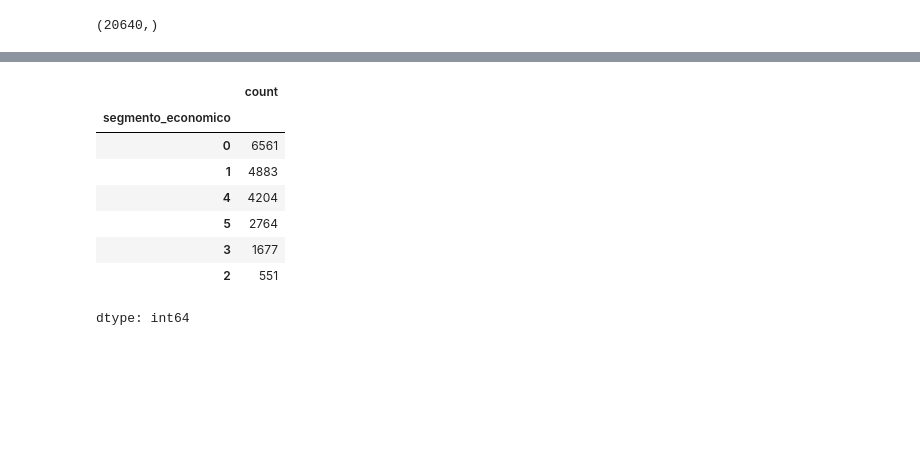
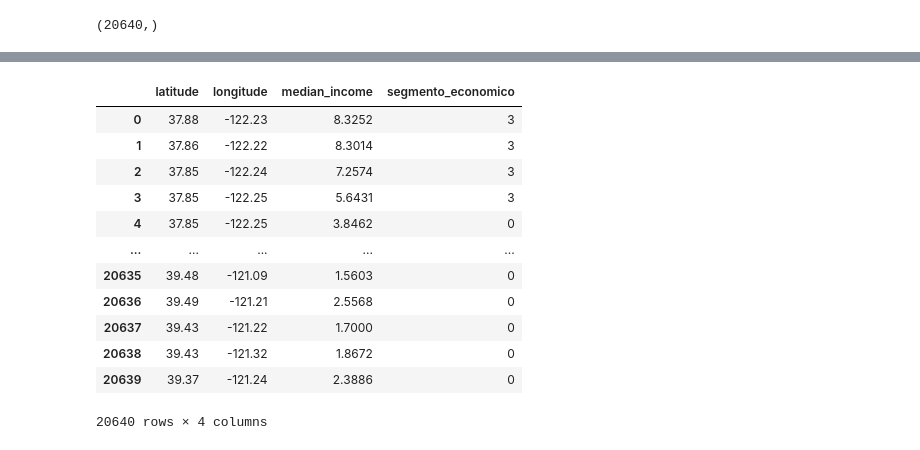
Before and after one commit to QuantumZeroAR/Capacitacion_AI, a Jupyter notebook: C6.0_Clusterizacion_K_Means.ipynb, the cells around one changed output, grey strips where cells are left out. Saved outputs shown, nothing was run; the diff lists cells and outputs as text; code cells hidden in the pictures; blank space fills up the shorter version.

```diff
--- a/C6.0_Clusterizacion_K_Means.ipynb
+++ b/C6.0_Clusterizacion_K_Means.ipynb
@@ -105,12 +168,16 @@ X
 # %%
-X["segmento_economico"].value_counts()
+X
 # %% [output]
-|  | count |
-| segmento_economico |  |
-| 0 | 6561 |
-| 1 | 4883 |
-| 4 | 4204 |
-| 5 | 2764 |
-| 3 | 1677 |
-| 2 | 551 |
+|  | latitude | longitude | median_income | segmento_economico |
+| 0 | 37.88 | -122.23 | 8.3252 | 3 |
+| 1 | 37.86 | -122.22 | 8.3014 | 3 |
+| 2 | 37.85 | -122.24 | 7.2574 | 3 |
+| 3 | 37.85 | -122.25 | 5.6431 | 3 |
+| 4 | 37.85 | -122.25 | 3.8462 | 0 |
+| ... | ... | ... | ... | ... |
+| 20635 | 39.48 | -121.09 | 1.5603 | 0 |
+| 20636 | 39.49 | -121.21 | 2.5568 | 0 |
+| 20637 | 39.43 | -121.22 | 1.7000 | 0 |
+| 20638 | 39.43 | -121.32 | 1.8672 | 0 |
+| 20639 | 39.37 | -121.24 | 2.3886 | 0 |
-dtype: int64
+20640 rows × 4 columns
```
Also changed, not shown: parts of 20 cells of this notebook.
